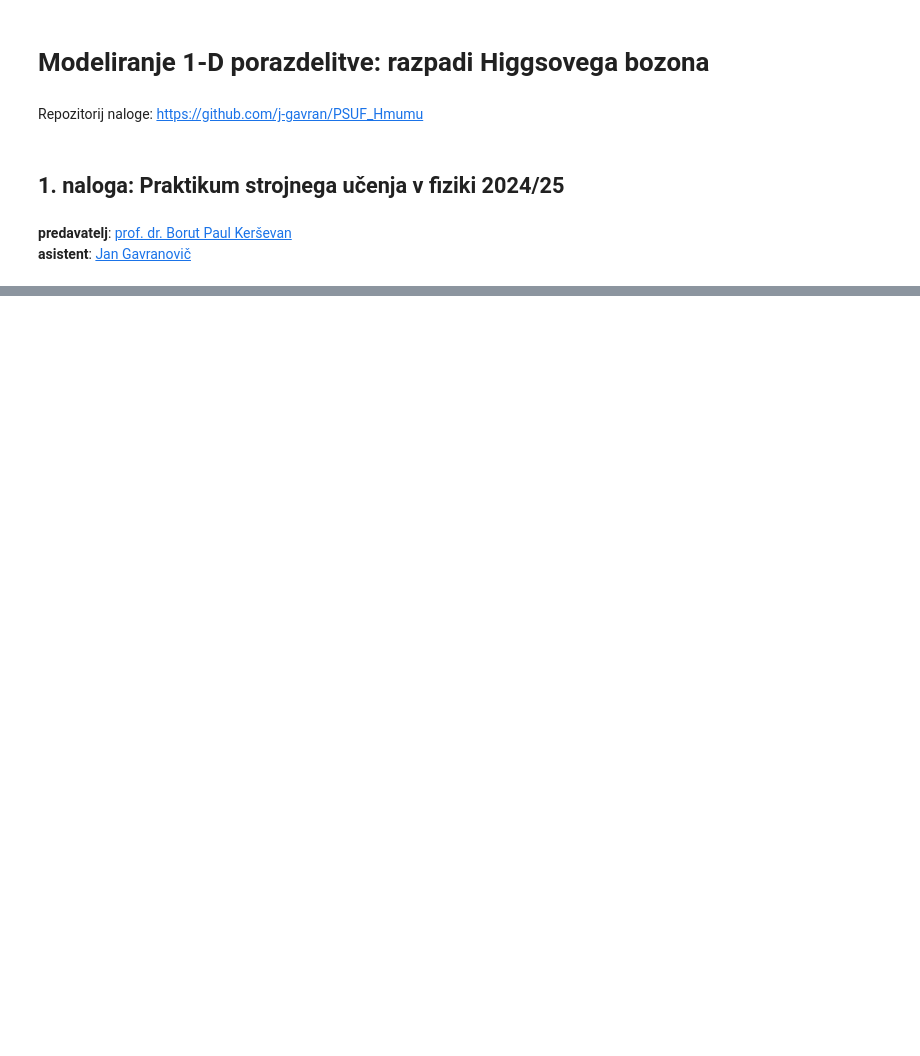
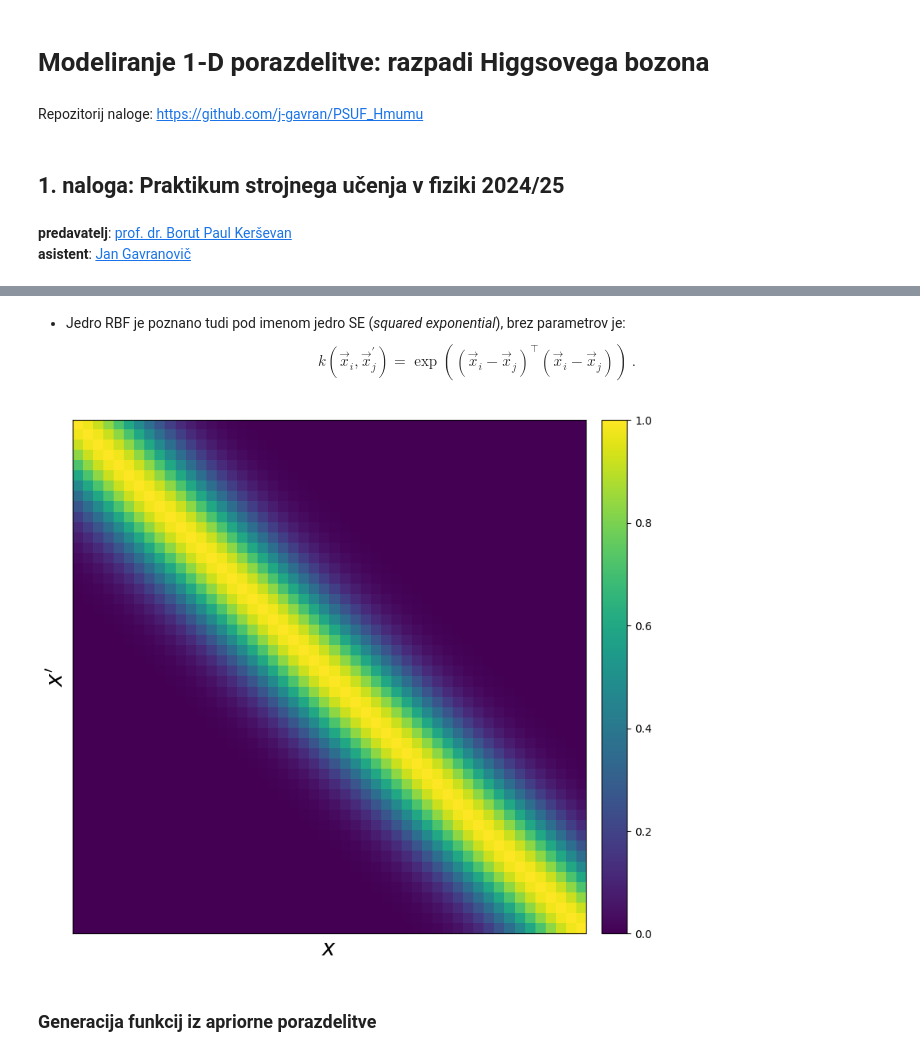
Before and after one commit to j-gavran/PSUF_Hmumu, a Jupyter notebook: vaje/vaje2.ipynb, the cells around one changed output, grey strips where cells are left out. Drawn from its saved outputs; the diff is of its cells as text; code cells hidden in the pictures; blank space fills up the shorter version.

```diff
--- a/vaje/vaje2.ipynb
+++ b/vaje/vaje2.ipynb
@@ -145,0 +129,39 @@ plt.tight_layout()
+# %% [markdown]
+- Jedro RBF je poznano tudi pod imenom jedro SE (*squared exponential*), brez parametrov je:
+$$
+k(\vec{x}_i, \vec{x}_j^\prime) = \exp \left( (\vec{x}_i - \vec{x}_j)^\top (\vec{x}_i - \vec{x}_j) \right) \>.
+$$
+# %%
+def se_kernel(x, y):
+    "Squared exponential kernel: ||x-y||^2 = ||x||^2 + ||y||^2 - 2 * y * x^T."
+    x_norm = np.sum(x**2, axis=1)
+    y_norm = np.sum(y**2, axis=1)
+    sq_dist = x_norm.reshape(-1, 1) + y_norm - 2 * np.dot(x, y.T)
+    return np.exp(-0.5 * sq_dist)
+# %%
+n = 50 # number of points
+n_priors = 10 # number of prior functions
+m = 0.0 # mean
+X = np.linspace(-5, 5, n).reshape(-1, 1) # test column vector
+# %%
+K = se_kernel(X, X) # n x n kernel matrix
+# %%
+fig, ax = plt.subplots(figsize=(8, 8))
+
+im = ax.matshow(K)
+
+divider = make_axes_locatable(ax)
+cax = divider.append_axes('right', size='5%', pad=0.2)
+fig.colorbar(im, cax=cax, orientation='vertical')
+
+ax.set_xticks([])
+ax.set_yticks([])
+
+ax.set_xlabel(r"$x$", fontsize=20)
+ax.set_ylabel(r"$x^\prime$", fontsize=20)
+
+fig.tight_layout()
+# %% [output]
+[figure, added]
+# %% [markdown]
+### Generacija funkcij iz apriorne porazdelitve
```
Also changed, not shown: parts of 39 cells of this notebook, 3 other files.
